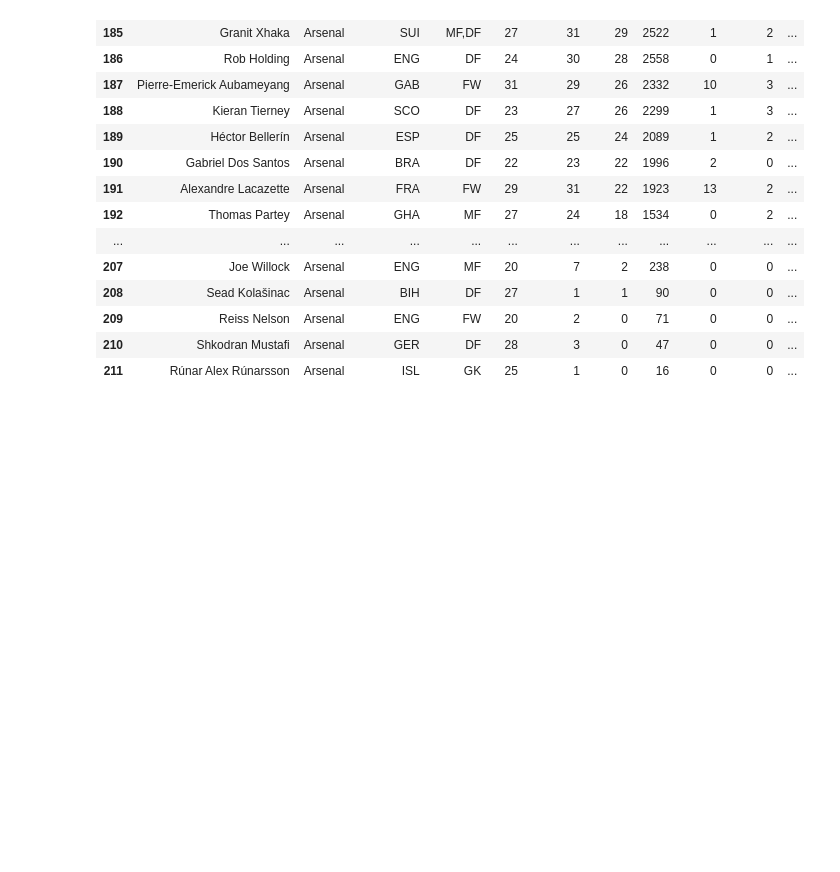
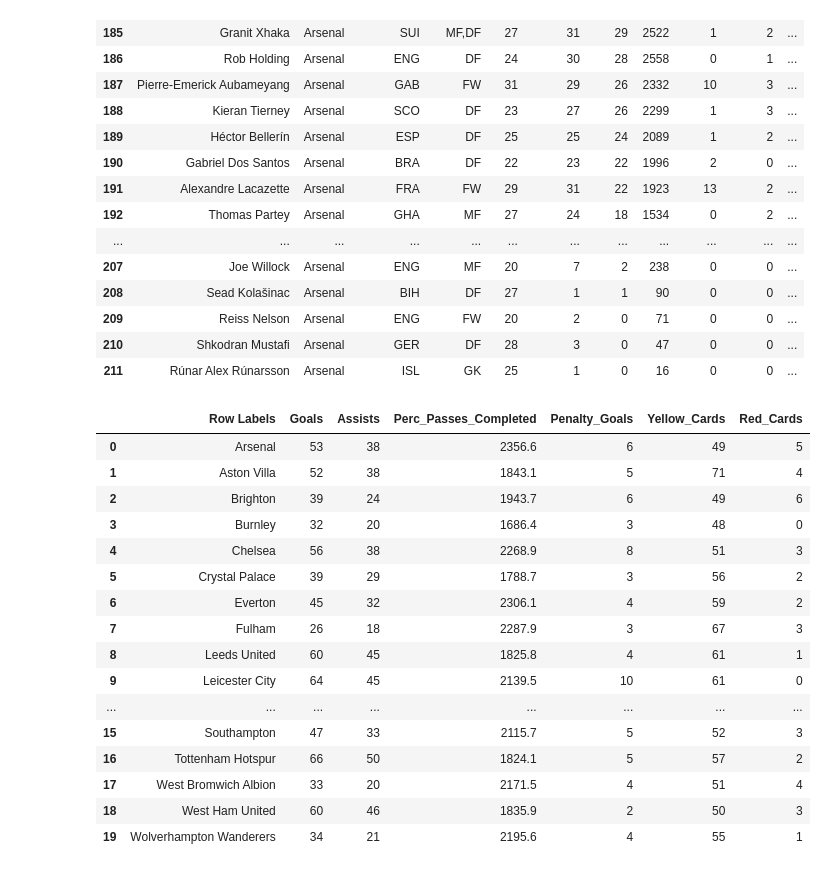
Before and after one commit to rashmirekha27/Home_runs_only, a Jupyter notebook: Python_df.ipynb, the cells around one changed output. Drawn from its saved outputs; the diff is of its cells as text; code cells hidden in the pictures; blank space fills up the shorter version.

```diff
--- a/Python_df.ipynb
+++ b/Python_df.ipynb
@@ -56,3 +110,24 @@ df_Arsenal
 | 211 | Rúnar Alex Rúnarsson | Arsenal | ISL | GK | 25 | 1 | 0 | 16 | 0 | 0 | ... |
 # %%
 df.to_json(r'sample.json',orient="records")
+# %%
+df_stats = pd.read_csv("Resources/Team_stats.csv")
+df_stats.head(25)
+# %% [output]
+|  | Row Labels | Goals | Assists | Perc_Passes_Completed | Penalty_Goals | Yellow_Cards | Red_Cards |
+| 0 | Arsenal | 53 | 38 | 2356.6 | 6 | 49 | 5 |
+| 1 | Aston Villa | 52 | 38 | 1843.1 | 5 | 71 | 4 |
+| 2 | Brighton | 39 | 24 | 1943.7 | 6 | 49 | 6 |
+| 3 | Burnley | 32 | 20 | 1686.4 | 3 | 48 | 0 |
+| 4 | Chelsea | 56 | 38 | 2268.9 | 8 | 51 | 3 |
+| 5 | Crystal Palace | 39 | 29 | 1788.7 | 3 | 56 | 2 |
+| 6 | Everton | 45 | 32 | 2306.1 | 4 | 59 | 2 |
+| 7 | Fulham | 26 | 18 | 2287.9 | 3 | 67 | 3 |
+| 8 | Leeds United | 60 | 45 | 1825.8 | 4 | 61 | 1 |
+| 9 | Leicester City | 64 | 45 | 2139.5 | 10 | 61 | 0 |
+| ... | ... | ... | ... | ... | ... | ... | ... |
+| 15 | Southampton | 47 | 33 | 2115.7 | 5 | 52 | 3 |
+| 16 | Tottenham Hotspur | 66 | 50 | 1824.1 | 5 | 57 | 2 |
+| 17 | West Bromwich Albion | 33 | 20 | 2171.5 | 4 | 51 | 4 |
+| 18 | West Ham United | 60 | 46 | 1835.9 | 2 | 50 | 3 |
+| 19 | Wolverhampton Wanderers | 34 | 21 | 2195.6 | 4 | 55 | 1 |
```
Also changed, not shown: parts of 7 cells of this notebook, 4 other files.
